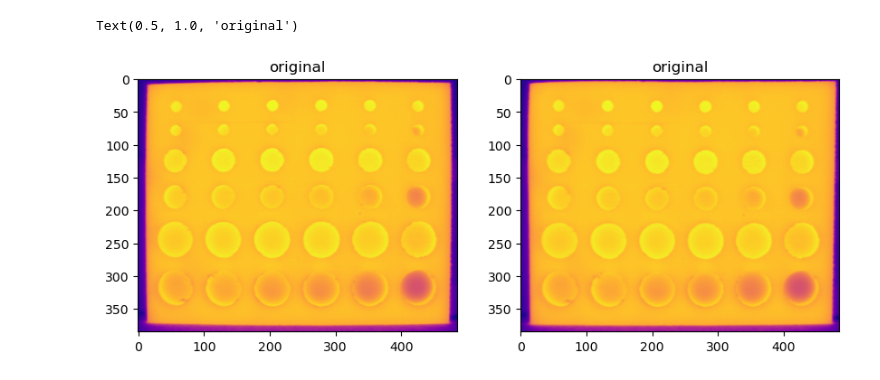
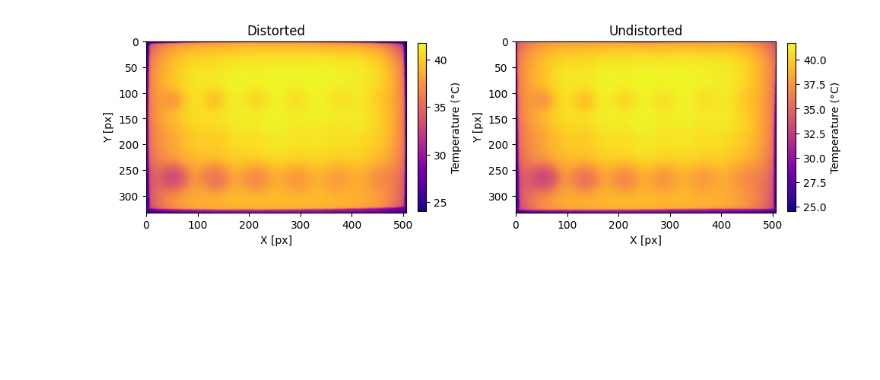
Before and after one commit to choROPeNt/ThermoSim, a Jupyter notebook: notebooks/data_io.ipynb, the cells around one changed output. Drawn from its saved outputs; the diff is of its cells as text; code cells hidden in the pictures; blank space fills up the shorter version.

```diff
--- a/notebooks/data_io.ipynb
+++ b/notebooks/data_io.ipynb
@@ -5,8 +5,18 @@ import matplotlib.pyplot as plt
 
 from thermosim.utils.io import load_irb_txt
 # %%
-arr, settings, params = load_irb_txt("../data/test/große Lochplatte_front_0002.csv")
-print("Data shape:", arr.shape)
-print("Settings:", settings)
-print("Params:", params)
+from pathlib import Path
+
+folder = Path("../data/Thermografiemessungen/Lochplatten - transiente Abkühlung/ThSi_Messung2_Lochplatte_klein")
+csv_files = sorted(folder.glob("*.csv"))
+print(f"Found {len(csv_files)} files")
+
+frames = []
+for f in csv_files:
+    arr, settings, params = load_irb_txt(str(f))
+    frames.append({"arr": arr, "settings": settings, "params": params})
+
+print("Data shape per frame:", frames[0]["arr"].shape)
+print("Settings:", frames[0]["settings"])
+print("Params:", frames[0]["params"])
 # %% [output]
@@ -32,30 +63,35 @@ def undistort_image(img, K, dist, alpha=0.0):
     return und, newK, roi
 # %%
 K = np.array([
-    [1.35362148e+03, 0.00000000e+00, 3.39004384e+02],
-    [0.00000000e+00, 1.35100165e+03, 3.27834879e+02],
+    [1.18582369e+03, 0.00000000e+00, 2.19387775e+02],
+    [0.00000000e+00, 1.84546067e+03, 2.02390039e+02],
     [0.00000000e+00, 0.00000000e+00, 1.00000000e+00]
 ], dtype=np.float64)
 
 dist = np.array([
-    -2.69837225e-01,
-    -5.75291287e+00,
-    -1.74221496e-02,
-    -1.47559733e-02,
-    4.11124356e+01
+    -0.43945233,
+    -8.25204395,
+    0.02161391,
+    0.01624099,
+    0.
 ], dtype=np.float64)
 
-img_, _, _  = undistort_image(arr,K,dist)
+arr = frames[5]["arr"]
+img_, _, _ = undistort_image(arr, K, dist)
 
-fig, ax = plt.subplots(1,2,figsize = (10,5))
+fig, axes = plt.subplots(1, 2, figsize=(10, 5))
 
-ax[0].imshow(arr,cmap = "plasma")
-ax[0].set_title("original")
-ax[1].imshow(img_,cmap="plasma")
-ax[1].set_title("original")
+for ax, data, title in zip(axes, [arr, img_], ["Distorted", "Undistorted"]):
+    im = ax.imshow(data, cmap="plasma")
+    ax.set_title(title)
+    ax.set_xlabel("X [px]")
+    ax.set_ylabel("Y [px]")
+    plt.colorbar(im, ax=ax, fraction=0.03, pad=0.04, label="Temperature (°C)")
+
+plt.tight_layout()
+plt.show()
 # %% [output]
-Text(0.5, 1.0, 'original')
-[figure, old version]
+[figure, new version]
 # %%
 import plotly.express as px
 fig = px.imshow(arr, color_continuous_scale="plasma",title="Temperature")
```
Also changed, not shown: parts of 2 cells of this notebook, 13 other files.
